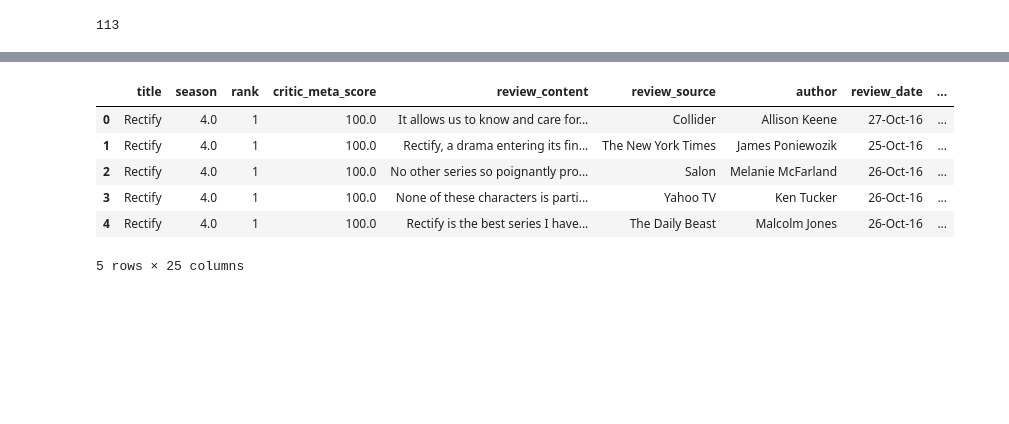
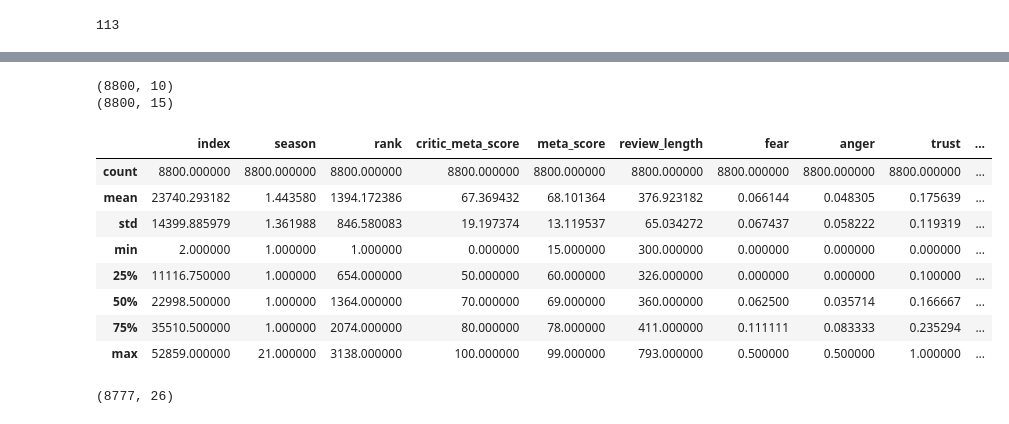
Before and after one commit to michaelangelo-kodjoe/TV_shows_ML_Analysis, a Jupyter notebook: Initial_NN_Model.ipynb, the cells around one changed output, grey strips where cells are left out. Drawn from its saved outputs; the diff is of its cells as text; code cells hidden in the pictures; blank space fills up the shorter version.

```diff
--- a/Initial_NN_Model.ipynb
+++ b/Initial_NN_Model.ipynb
@@ -100,12 +88,4 @@ dtype: int64
 # %%
 reviews = review_df['review_content']
-reviews = reviews.dropna()
-reviews.isnull().sum()
-
-review_df['reviews_new'] = reviews
 # %%
-sample_size = 2000
-sample_df = review_df.head(sample_size)
-reviews =review_df['review_content'][0:sample_size].tolist()
-print(len(reviews))
-print(len(sample_df))
+reviews =review_df['review_content'].tolist()
@@ -160,18 +130,31 @@ emotions_df.describe()
-# %%
-emotions_df = emotions_df[emotions_df['sum']>=.25]
+# %%
+print(emotions_df.shape)
+print(review_df.shape)
+# %% [output]
+(8800, 10)
+(8800, 15)
+# %%
+review_df = review_df.reset_index()
 # %%
 # merge the sampled datframe to the emotions dataframe
-df_merged = sample_df.merge( emotions_df, left_index = True, right_index = True)
+df_merged = review_df.merge( emotions_df, left_index = True, right_index = True)
 
-df_merged.head()
+df_merged.describe()
 # %% [output]
-|  | title | season | rank | critic_meta_score | review_content | review_source | author | review_date | ... |
-| 0 | Rectify | 4.0 | 1 | 100.0 | It allows us to know and care for... | Collider | Allison Keene | 27-Oct-16 | ... |
-| 1 | Rectify | 4.0 | 1 | 100.0 | Rectify, a drama entering its fin... | The New York Times | James Poniewozik | 25-Oct-16 | ... |
-| 2 | Rectify | 4.0 | 1 | 100.0 | No other series so poignantly pro... | Salon | Melanie McFarland | 26-Oct-16 | ... |
-| 3 | Rectify | 4.0 | 1 | 100.0 | None of these characters is parti... | Yahoo TV | Ken Tucker | 26-Oct-16 | ... |
-| 4 | Rectify | 4.0 | 1 | 100.0 | Rectify is the best series I have... | The Daily Beast | Malcolm Jones | 26-Oct-16 | ... |
+|  | index | season | rank | critic_meta_score | meta_score | review_length | fear | anger | trust | ... |
+| count | 8800.000000 | 8800.000000 | 8800.000000 | 8800.000000 | 8800.000000 | 8800.000000 | 8800.000000 | 8800.000000 | 8800.000000 | ... |
+| mean | 23740.293182 | 1.443580 | 1394.172386 | 67.369432 | 68.101364 | 376.923182 | 0.066144 | 0.048305 | 0.175639 | ... |
+| std | 14399.885979 | 1.361988 | 846.580083 | 19.197374 | 13.119537 | 65.034272 | 0.067437 | 0.058222 | 0.119319 | ... |
+| min | 2.000000 | 1.000000 | 1.000000 | 0.000000 | 15.000000 | 300.000000 | 0.000000 | 0.000000 | 0.000000 | ... |
+| 25% | 11116.750000 | 1.000000 | 654.000000 | 50.000000 | 60.000000 | 326.000000 | 0.000000 | 0.000000 | 0.100000 | ... |
+| 50% | 22998.500000 | 1.000000 | 1364.000000 | 70.000000 | 69.000000 | 360.000000 | 0.062500 | 0.035714 | 0.166667 | ... |
+| 75% | 35510.500000 | 1.000000 | 2074.000000 | 80.000000 | 78.000000 | 411.000000 | 0.111111 | 0.083333 | 0.235294 | ... |
+| max | 52859.000000 | 21.000000 | 3138.000000 | 100.000000 | 99.000000 | 793.000000 | 0.500000 | 0.500000 | 1.000000 | ... |
-5 rows × 25 columns
+# %%
+df_merged = df_merged[df_merged['sum']>=.25]
+df_merged.shape
+# %% [output]
+(8777, 26)
 # %%
 df_merged.columns
 # %% [output]
```
Also changed, not shown: parts of 12 cells of this notebook, 4 other files.
